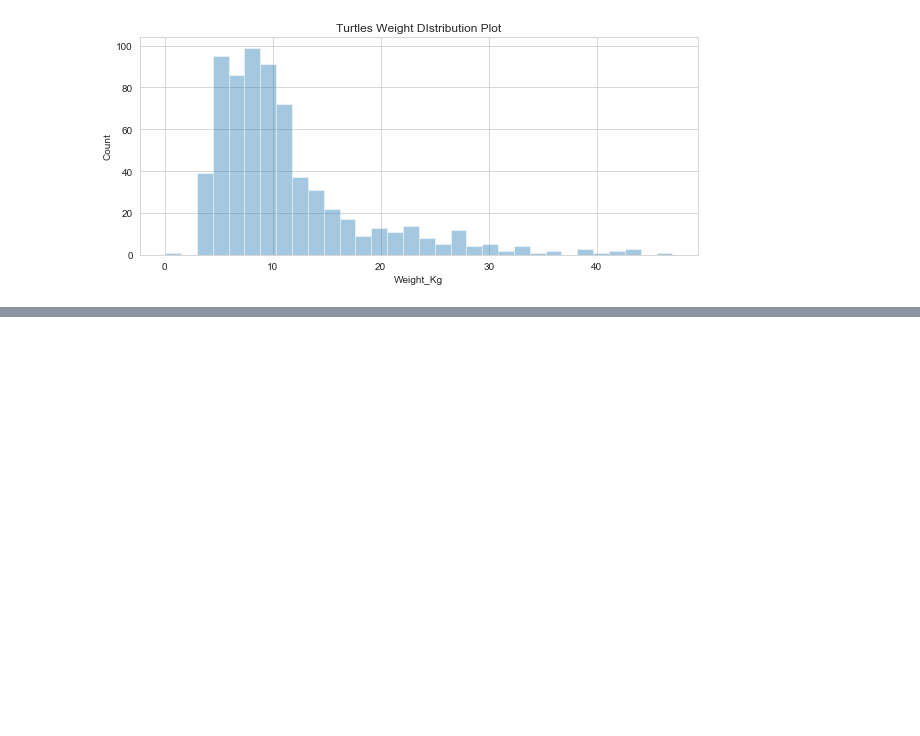
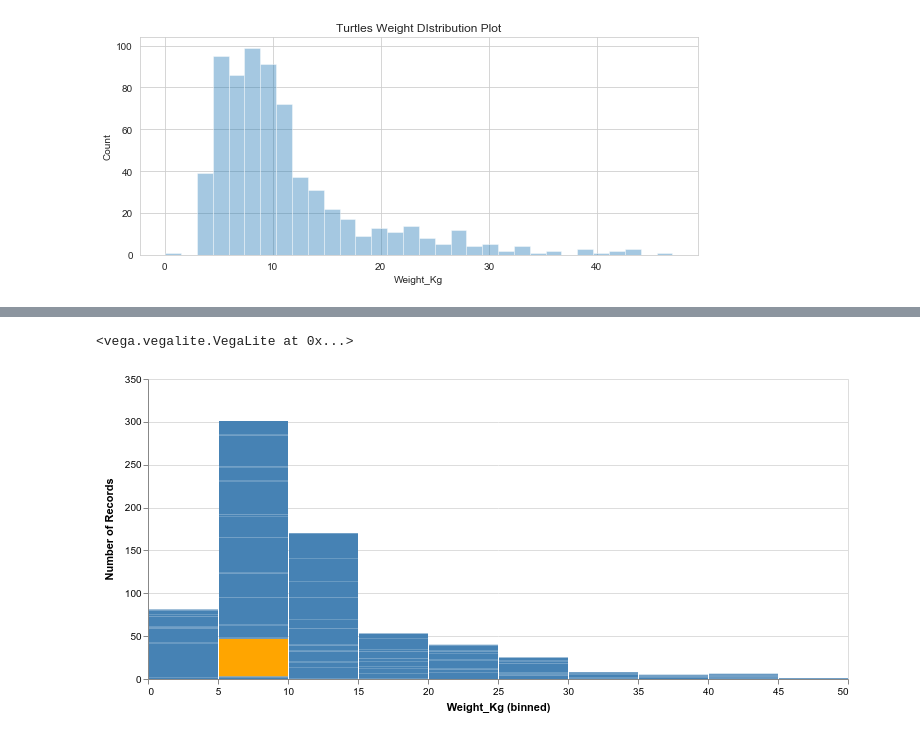
Before and after one commit to nyawanga/sea_turtles_rescue, a Jupyter notebook: Sea Turtle Rescue.ipynb, the cells around one changed output, grey strips where cells are left out. Cells and saved outputs as stored; diff of their text form; code cells hidden in the pictures; blank space fills up the shorter version.

```diff
--- a/Sea Turtle Rescue.ipynb
+++ b/Sea Turtle Rescue.ipynb
@@ -307,0 +387,14 @@ plt.show()
+# %%
+alt.Chart(clean).mark_bar().encode(
+alt.X('Weight_Kg', bin = True),
+y = 'count()',
+tooltip=['Weight_Kg' , 'count()'],
+color = alt.condition(
+        alt.datum.Weight_Kg == clean['Weight_Kg'].mode().values[0],
+        alt.value('orange'),
+        alt.value('steelblue')
+        )
+).properties(width=700).interactive()
+# %% [output]
+<vega.vegalite.VegaLite at 0x...>
+[figure, added]
```
Also changed, not shown: parts of 10 cells of this notebook.
